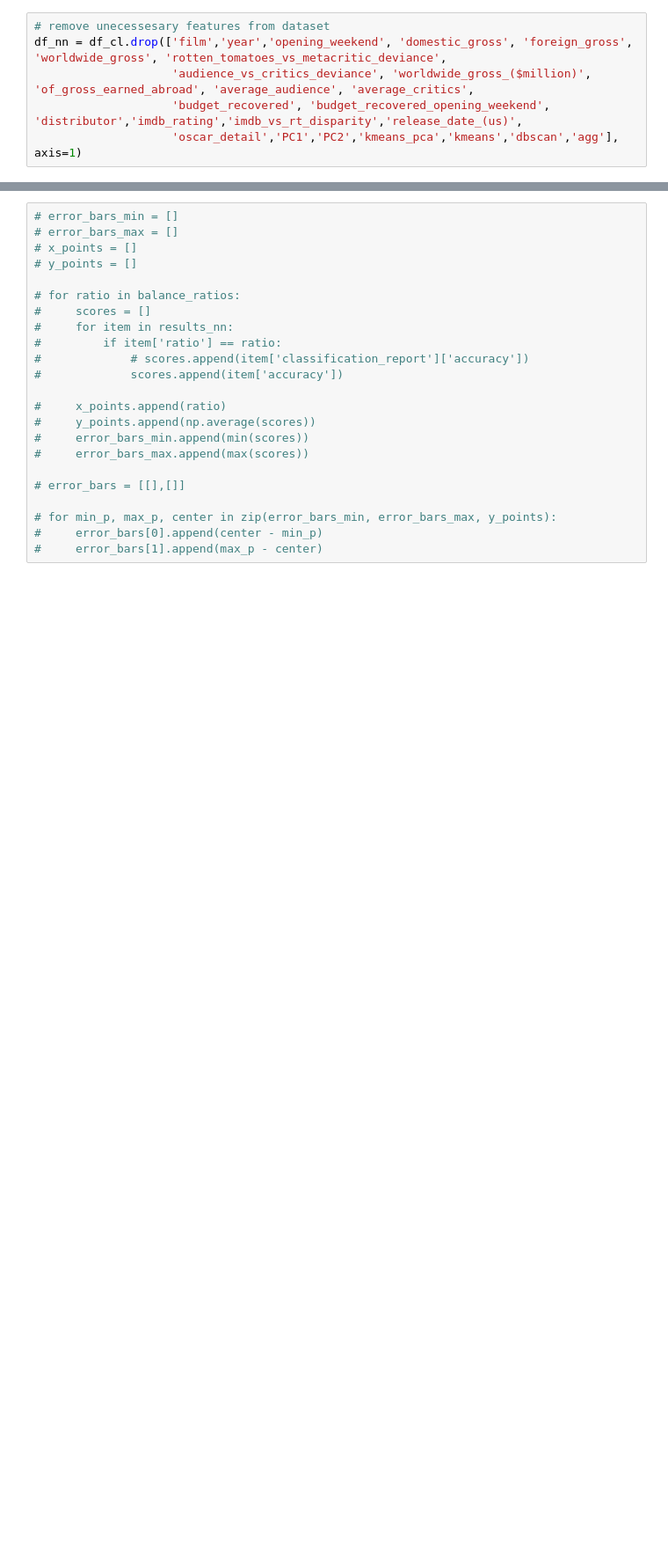
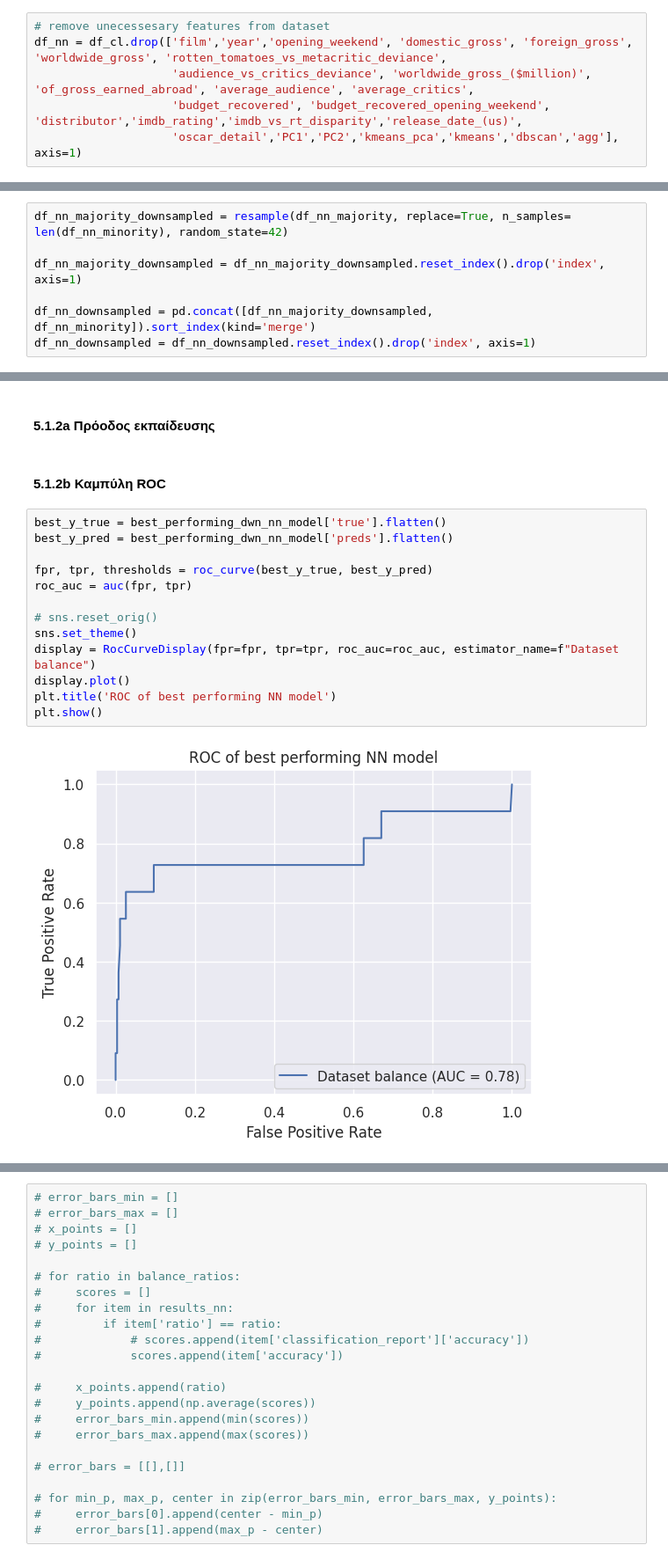
Before and after one commit to AAleksandros/HUA-DIT-Data-mining-project, a Jupyter notebook: project.ipynb, the cells around one changed output, grey strips where cells are left out. Shown at 88% size. Drawn from its saved outputs; the diff is of its cells as text; blank space fills up the shorter version.

```diff
--- a/project.ipynb
+++ b/project.ipynb
@@ -880,0 +918,7 @@ Test total accuracy: 0.7273
+# %%
+df_nn_majority_downsampled = resample(df_nn_majority, replace=True, n_samples= len(df_nn_minority), random_state=42)
+
+df_nn_majority_downsampled = df_nn_majority_downsampled.reset_index().drop('index', axis=1)
+
+df_nn_downsampled = pd.concat([df_nn_majority_downsampled, df_nn_minority]).sort_index(kind='merge')
+df_nn_downsampled = df_nn_downsampled.reset_index().drop('index', axis=1)
@@ -880,0 +980,19 @@ Test total accuracy: 0.7273
+# %% [markdown]
+#### 5.1.2a Πρόοδος εκπαίδευσης
+# %% [markdown]
+#### 5.1.2b Καμπύλη ROC
+# %%
+best_y_true = best_performing_dwn_nn_model['true'].flatten()
+best_y_pred = best_performing_dwn_nn_model['preds'].flatten()
+
+fpr, tpr, thresholds = roc_curve(best_y_true, best_y_pred)
+roc_auc = auc(fpr, tpr)
+
+# sns.reset_orig()
+sns.set_theme()
+display = RocCurveDisplay(fpr=fpr, tpr=tpr, roc_auc=roc_auc, estimator_name=f"Dataset balance")
+display.plot()
+plt.title('ROC of best performing NN model')
+plt.show()
+# %% [output]
+[figure, added]
```
Also changed, not shown: parts of 62 cells of this notebook, 1 other file.
